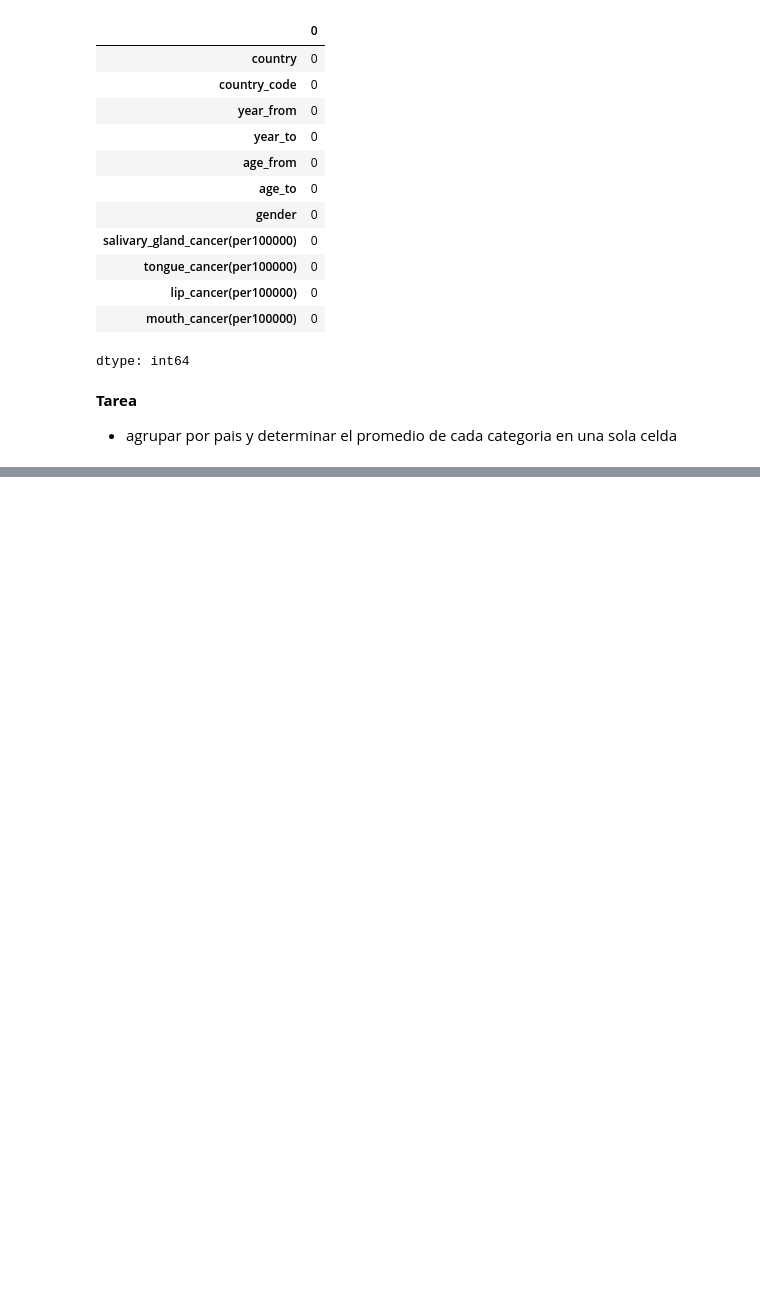
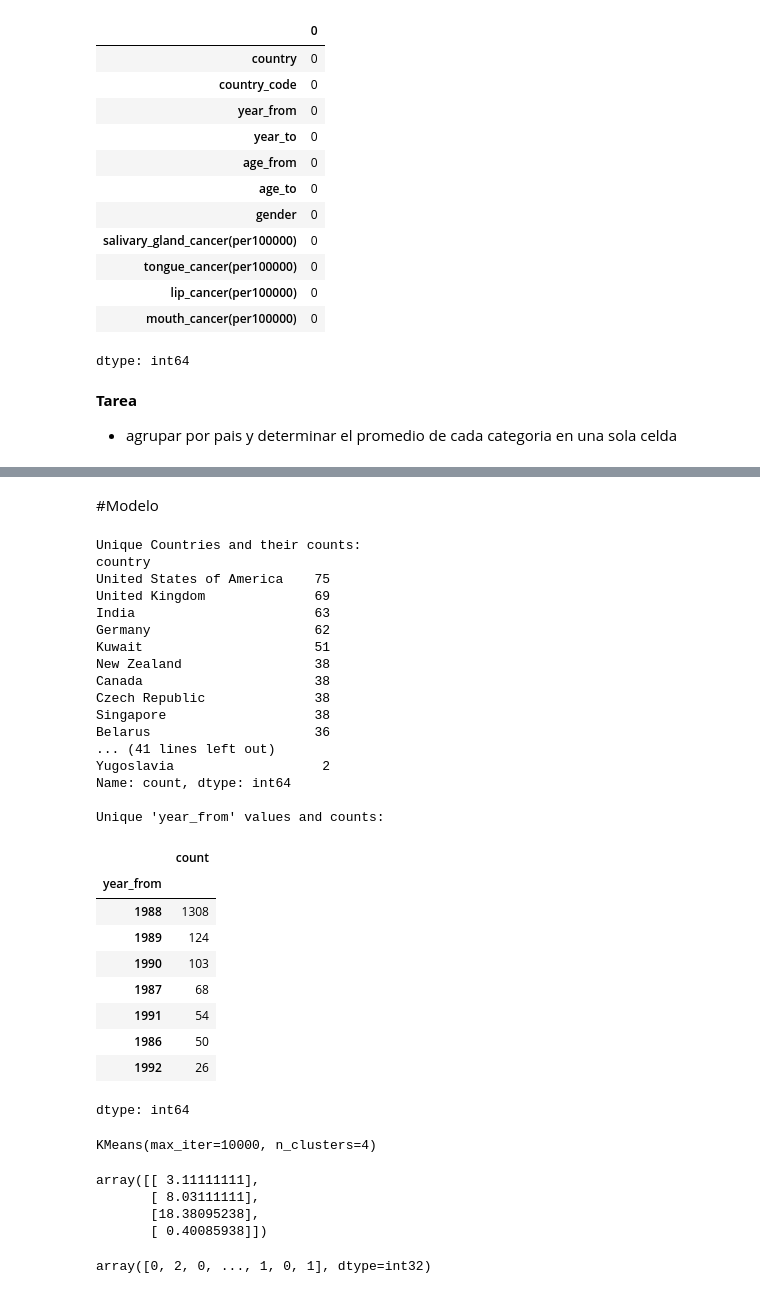
Before and after one commit to Xim0627/equipo6-tecnolochicas-dental-cancer, a Jupyter notebook: proyecto_m3.ipynb, the cells around one changed output, grey strips where cells are left out. Saved outputs shown, nothing was run; the diff lists cells and outputs as text; code cells hidden in the pictures; blank space fills up the shorter version.

```diff
--- a/proyecto_m3.ipynb
+++ b/proyecto_m3.ipynb
@@ -356,0 +404,61 @@ plt.show()
+# %% [markdown]
+#Modelo
+# %%
+# prompt: count unique values
+
+def count_unique_in_column(df, column_name):
+    """Counts unique values in a specified column of a Pandas DataFrame.
+
+    Args:
+        df: The Pandas DataFrame.
+        column_name: The name of the column to analyze.
+
+    Returns:
+        A Pandas Series containing unique values and their counts, or None if the column doesn't exist.
+    """
+    if column_name in df.columns:
+        return df[column_name].value_counts()
+    else:
+        print(f"Error: Column '{column_name}' not found in the DataFrame.")
+        return None
+
+# Example usage (assuming 'df' is your DataFrame):
+unique_countries = count_unique_in_column(df, 'country')
+if unique_countries is not None:
+    print("Unique Countries and their counts:")
+    print(unique_countries)
+
+unique_years_from = count_unique_in_column(df, 'year_from')
+if unique_years_from is not None:
+    print("\nUnique 'year_from' values and counts:")
+unique_years_from
+
+# ... repeat for other columns
+# %% [output]
+Unique Countries and their counts:
+country
+United States of America    75
+United Kingdom              69
+India                       63
+Germany                     62
+Kuwait                      51
+New Zealand                 38
+Canada                      38
+Czech Republic              38
+Singapore                   38
+Belarus                     36
+... (41 lines left out)
+Yugoslavia                   2
+Name: count, dtype: int64
+
+Unique 'year_from' values and counts:
+|  | count |
+| year_from |  |
+| 1988 | 1308 |
+| 1989 | 124 |
+| 1990 | 103 |
+| 1987 | 68 |
+| 1991 | 54 |
+| 1986 | 50 |
+| 1992 | 26 |
+dtype: int64
@@ -356,0 +468,19 @@ plt.show()
+# %%
+k_means.fit(df[['salivary_gland_cancer(per100000)']])
+# %% [output]
+KMeans(max_iter=10000, n_clusters=4)
+# %%
+centers = k_means.cluster_centers_
+
+centers
+# %% [output]
+array([[ 3.11111111],
+       [ 8.03111111],
+       [18.38095238],
+       [ 0.40085938]])
+# %%
+clasificaciones = k_means.predict(df[['gender_binary','salivary_gland_cancer(per100000)']])
+
+clasificaciones
+# %% [output]
+array([0, 2, 0, ..., 1, 0, 1], dtype=int32)
```
Also changed, not shown: parts of 20 cells of this notebook.
